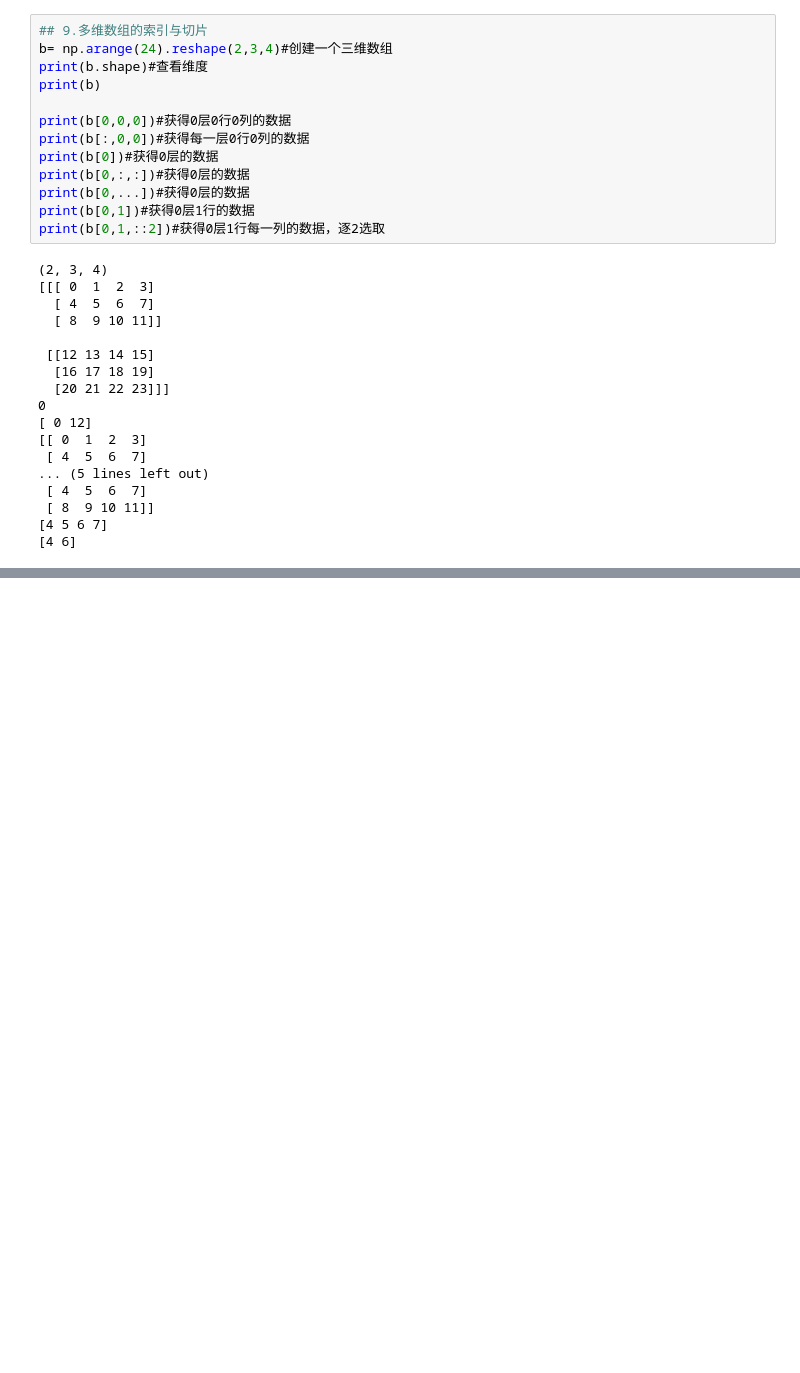
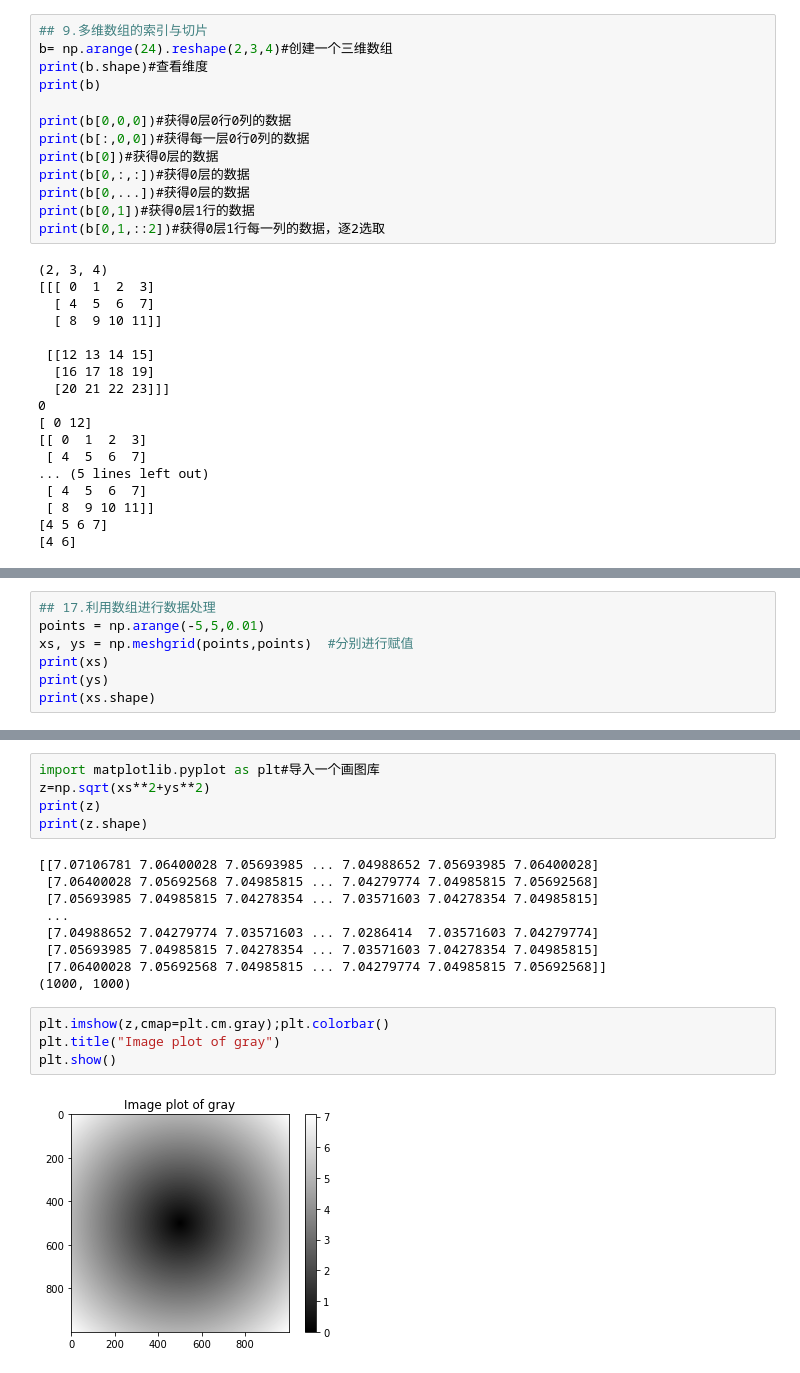
Before and after one commit to pigudog/DA, a Jupyter notebook: numpy_study.ipynb, the cells around one changed output, grey strips where cells are left out. Cells and saved outputs as stored; diff of their text form; blank space fills up the shorter version.

```diff
--- a/numpy_study.ipynb
+++ b/numpy_study.ipynb
@@ -233,0 +444,7 @@ print(data)
+# %%
+## 17.利用数组进行数据处理
+points = np.arange(-5,5,0.01)
+xs, ys = np.meshgrid(points,points)  #分别进行赋值
+print(xs)
+print(ys)
+print(xs.shape)
@@ -233,0 +484,20 @@ print(data)
+# %%
+import matplotlib.pyplot as plt#导入一个画图库
+z=np.sqrt(xs**2+ys**2)
+print(z)
+print(z.shape)
+# %% [output]
+[[7.07106781 7.06400028 7.05693985 ... 7.04988652 7.05693985 7.06400028]
+ [7.06400028 7.05692568 7.04985815 ... 7.04279774 7.04985815 7.05692568]
+ [7.05693985 7.04985815 7.04278354 ... 7.03571603 7.04278354 7.04985815]
+ ...
+ [7.04988652 7.04279774 7.03571603 ... 7.0286414  7.03571603 7.04279774]
+ [7.05693985 7.04985815 7.04278354 ... 7.03571603 7.04278354 7.04985815]
+ [7.06400028 7.05692568 7.04985815 ... 7.04279774 7.04985815 7.05692568]]
+(1000, 1000)
+# %%
+plt.imshow(z,cmap=plt.cm.gray);plt.colorbar()
+plt.title("Image plot of gray")
+plt.show()
+# %% [output]
+[figure, added]
```
Also changed, not shown: parts of 31 cells of this notebook.
